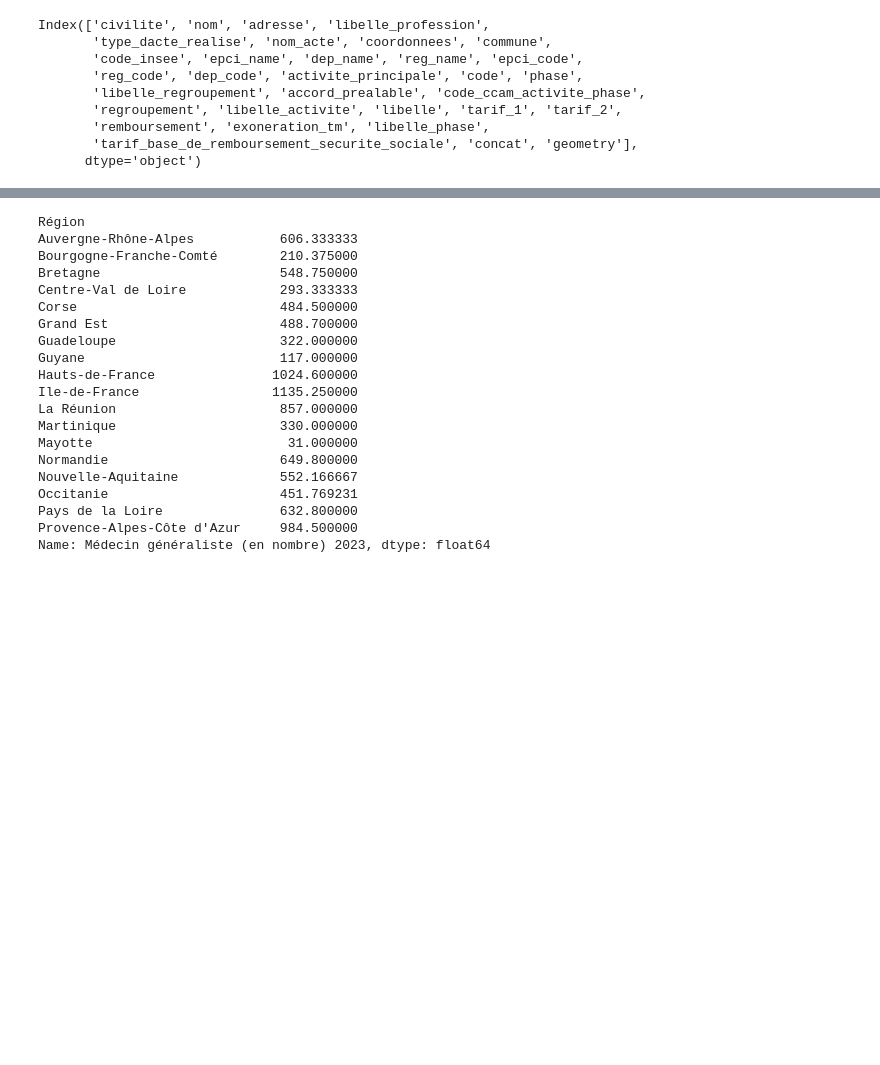
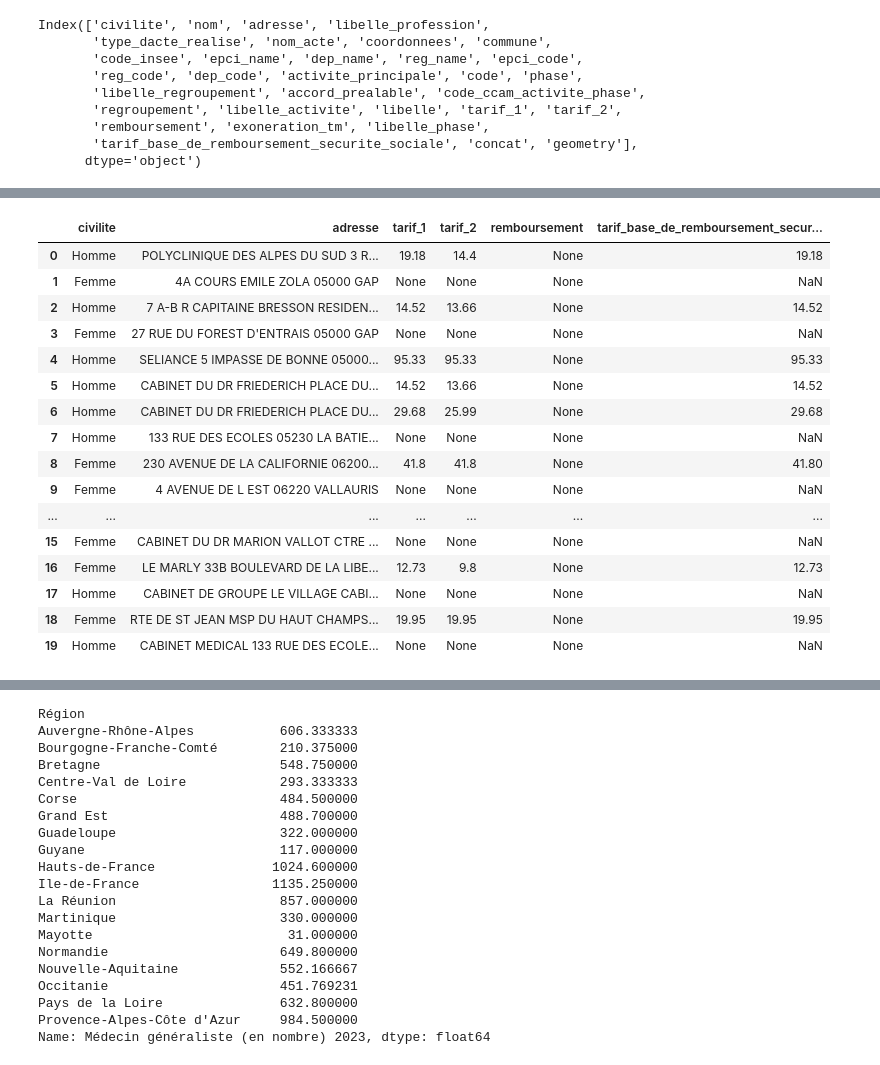
Before and after one commit to ahina0/projet_outinfo, a Jupyter notebook: durrieu.boivent.3.ipynb, the cells around one changed output, grey strips where cells are left out. Drawn from its saved outputs; the diff is of its cells as text; code cells hidden in the pictures; blank space fills up the shorter version.

```diff
--- a/durrieu.boivent.3.ipynb
+++ b/durrieu.boivent.3.ipynb
@@ -334,0 +297,23 @@ statistiques
+# %%
+columns_to_keep = ["civilite", "adresse", "tarif_1", "tarif_2", "remboursement", "tarif_base_de_remboursement_securite_sociale"] # the columns to keep
+professionnels_sante = professionnels_sante[columns_to_keep]
+
+professionnels_sante.head(20)
+# %% [output]
+|  | civilite | adresse | tarif_1 | tarif_2 | remboursement | tarif_base_de_remboursement_secur... |
+| 0 | Homme | POLYCLINIQUE DES ALPES DU SUD 3 R... | 19.18 | 14.4 | None | 19.18 |
+| 1 | Femme | 4A COURS EMILE ZOLA 05000 GAP | None | None | None | NaN |
+| 2 | Homme | 7 A-B R CAPITAINE BRESSON RESIDEN... | 14.52 | 13.66 | None | 14.52 |
+| 3 | Femme | 27 RUE DU FOREST D'ENTRAIS 05000 GAP | None | None | None | NaN |
+| 4 | Homme | SELIANCE 5 IMPASSE DE BONNE 05000... | 95.33 | 95.33 | None | 95.33 |
+| 5 | Homme | CABINET DU DR FRIEDERICH PLACE DU... | 14.52 | 13.66 | None | 14.52 |
+| 6 | Homme | CABINET DU DR FRIEDERICH PLACE DU... | 29.68 | 25.99 | None | 29.68 |
+| 7 | Homme | 133 RUE DES ECOLES 05230 LA BATIE... | None | None | None | NaN |
+| 8 | Femme | 230 AVENUE DE LA CALIFORNIE 06200... | 41.8 | 41.8 | None | 41.80 |
+| 9 | Femme | 4 AVENUE DE L EST 06220 VALLAURIS | None | None | None | NaN |
+| ... | ... | ... | ... | ... | ... | ... |
+| 15 | Femme | CABINET DU DR MARION VALLOT CTRE ... | None | None | None | NaN |
+| 16 | Femme | LE MARLY 33B BOULEVARD DE LA LIBE... | 12.73 | 9.8 | None | 12.73 |
+| 17 | Homme | CABINET DE GROUPE LE VILLAGE CABI... | None | None | None | NaN |
+| 18 | Femme | RTE DE ST JEAN MSP DU HAUT CHAMPS... | 19.95 | 19.95 | None | 19.95 |
+| 19 | Homme | CABINET MEDICAL 133 RUE DES ECOLE... | None | None | None | NaN |
```
Also changed, not shown: parts of 14 cells of this notebook.
